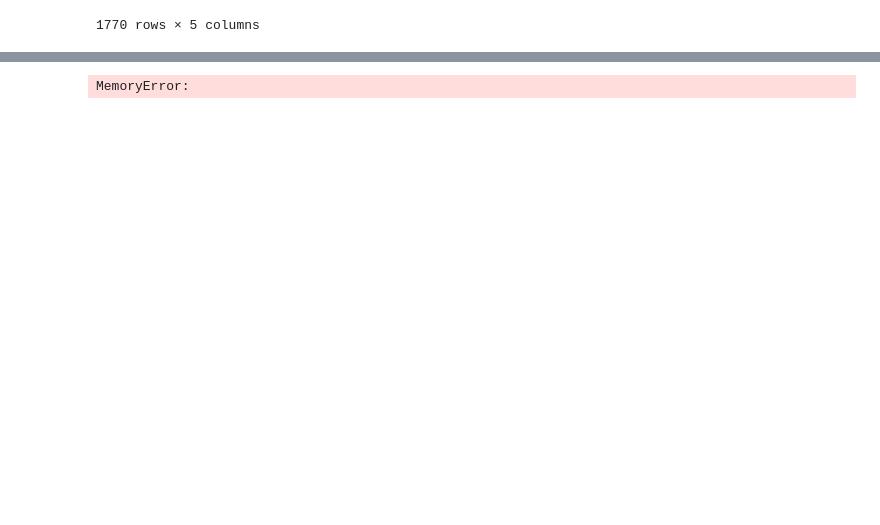
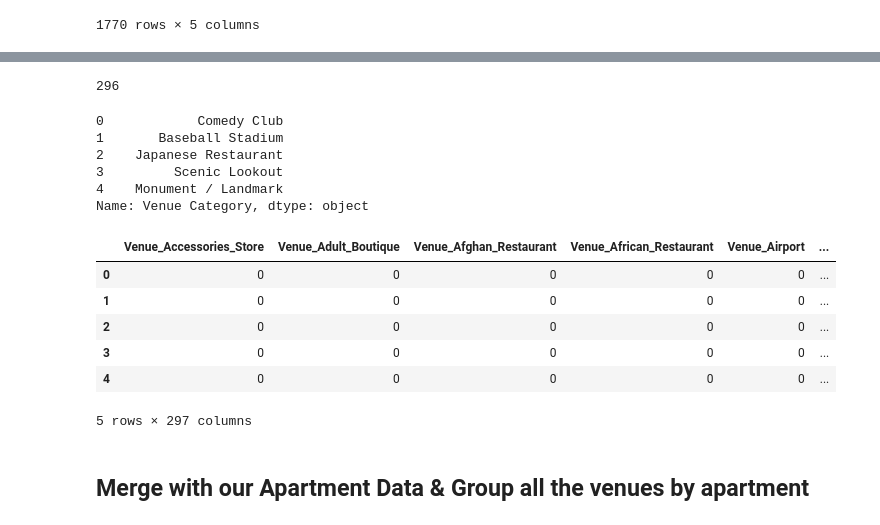
Before and after one commit to 1212-qwas/Coursera-Capstone, a Jupyter notebook: Capstone Project Part II.ipynb, the cells around one changed output, grey strips where cells are left out. Saved outputs shown, nothing was run; the diff lists cells and outputs as text; code cells hidden in the pictures; blank space fills up the shorter version.

Commit message:
One-Hot Encode the Venues

```diff
--- a/Capstone Project Part II.ipynb
+++ b/Capstone Project Part II.ipynb
@@ -257,6 +255,33 @@ toronto_venues_by_neighborhood.head()
-# %%
-one_hot_venues = pd.get_dummies(data=toronto_venues, columns='Venue Category', prefix='venue')
-# %% [output]
-MemoryError:
+# %%
+unique_venue_types = toronto_venues['Venue Category'].unique()
+venue_type = toronto_venues['Venue Category']
+# %%
+unique_venue_types.size
+# %% [output]
+296
+# %%
+venue_type.head()
+# %% [output]
+0            Comedy Club
+1       Baseball Stadium
+2    Japanese Restaurant
+3         Scenic Lookout
+4    Monument / Landmark
+Name: Venue Category, dtype: object
+# %%
+one_hot_venues = pd.get_dummies(data=venue_type, prefix='Venue')
+one_hot_venues.columns = one_hot_venues.columns.str.replace(" ", "_")
+# %%
+one_hot_venues.head()
+# %% [output]
+|  | Venue_Accessories_Store | Venue_Adult_Boutique | Venue_Afghan_Restaurant | Venue_African_Restaurant | Venue_Airport | ... |
+| 0 | 0 | 0 | 0 | 0 | 0 | ... |
+| 1 | 0 | 0 | 0 | 0 | 0 | ... |
+| 2 | 0 | 0 | 0 | 0 | 0 | ... |
+| 3 | 0 | 0 | 0 | 0 | 0 | ... |
+| 4 | 0 | 0 | 0 | 0 | 0 | ... |
+5 rows × 297 columns
 # %%
 one_hot_venues.to_csv('one_hot_venues.csv')
+# %% [markdown]
+## Merge with our Apartment Data & Group all the venues by apartment
```
Also changed, not shown: parts of 10 cells of this notebook, 1 other file.
